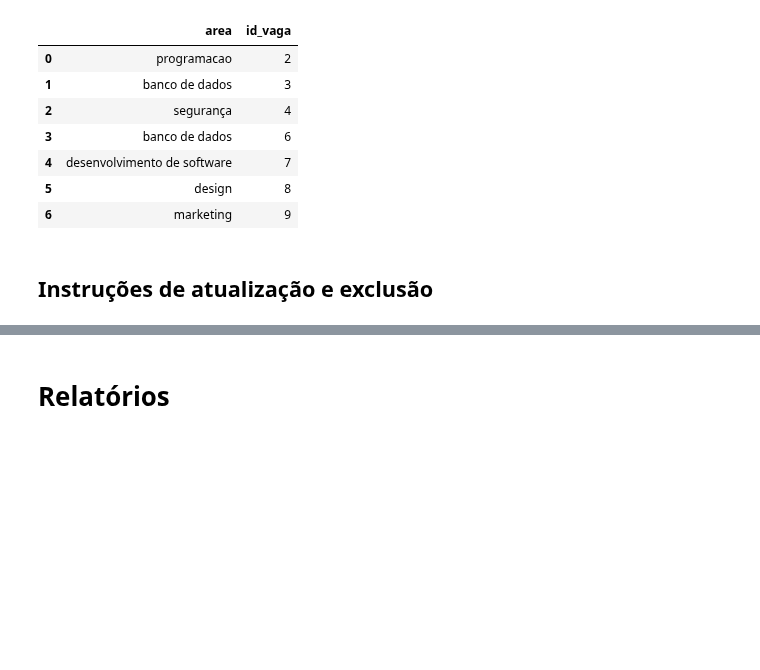
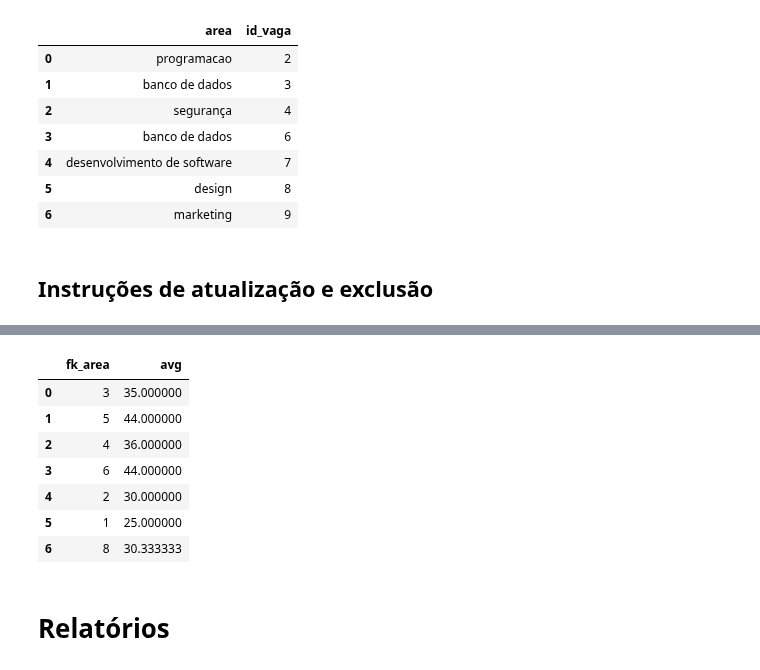
Before and after one commit to MateusLannes/Trabalho_BD1_2022, a Jupyter notebook: Files/ColabGHHL_Contrat.ipynb, the cells around one changed output, grey strips where cells are left out. Saved outputs shown, nothing was run; the diff lists cells and outputs as text; code cells hidden in the pictures; blank space fills up the shorter version.

```diff
--- a/Files/ColabGHHL_Contrat.ipynb
+++ b/Files/ColabGHHL_Contrat.ipynb
@@ -791,3 +829,18 @@ res
+# %%
+res = pd.read_sql_query("""select fk_area, avg(carga_horaria) from vaga
+ group by fk_area
+ """,conn)
+res
+#mostra a carga horária média de acordo com a área de trabalho
+# %% [output]
+|  | fk_area | avg |
+| 0 | 3 | 35.000000 |
+| 1 | 5 | 44.000000 |
+| 2 | 4 | 36.000000 |
+| 3 | 6 | 44.000000 |
+| 4 | 2 | 30.000000 |
+| 5 | 1 | 25.000000 |
+| 6 | 8 | 30.333333 |
 # %% [markdown]
 # Relatórios
 # %% [markdown]
```
Also changed, not shown: parts of 3 cells of this notebook.
